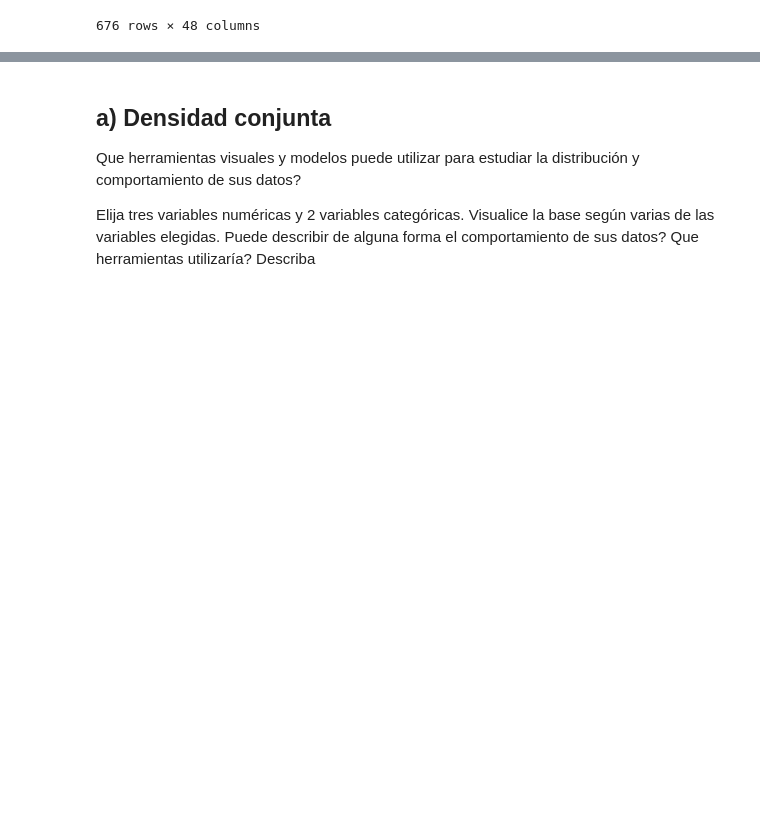
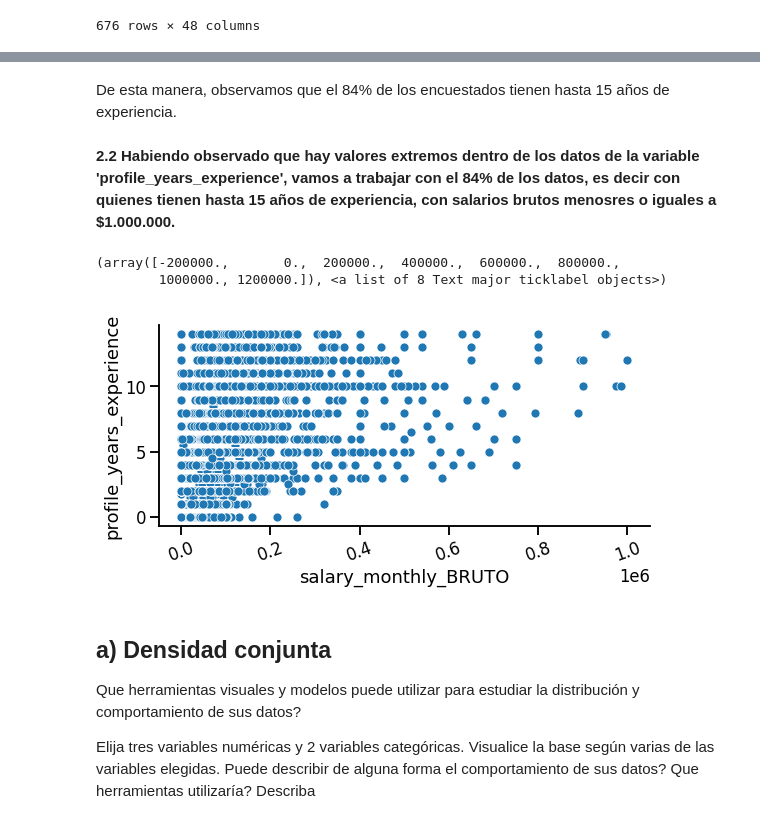
Before and after one commit to gusalvarez10/DiploDatos, a Jupyter notebook: Entregable_Parte_1.ipynb, the cells around one changed output, grey strips where cells are left out. Drawn from its saved outputs; the diff is of its cells as text; code cells hidden in the pictures; blank space fills up the shorter version.

```diff
--- a/Entregable_Parte_1.ipynb
+++ b/Entregable_Parte_1.ipynb
@@ -374,3 +448,19 @@ Para ello considere (igual al ejercicio Anterior):
+# %% [markdown]
+De esta manera, observamos que el 84% de los encuestados tienen hasta 15 años de experiencia.
+# %% [markdown]
+**2.2 Habiendo observado que hay valores extremos dentro de los datos de la variable 'profile_years_experience', vamos a trabajar con el 84% de los datos, es decir con quienes tienen hasta 15 años de experiencia, con salarios brutos menosres o iguales a $1.000.000.**
+# %%
+
+max_age = 15
+df_limpio=df[(df.profile_years_experience < max_age) & (df.salary_monthly_BRUTO <= 1000000)]
+seaborn.pairplot(data=df_limpio, y_vars=['profile_years_experience'],
+                 x_vars=['salary_monthly_BRUTO'],
+                 aspect=2, height=4)
+plt.xticks(rotation=20)
+# %% [output]
+(array([-200000.,       0.,  200000.,  400000.,  600000.,  800000.,
+        1000000., 1200000.]), <a list of 8 Text major ticklabel objects>)
+[figure, added]
 # %% [markdown]
 ## a) Densidad conjunta
 
```
Also changed, not shown: parts of 55 cells of this notebook.
